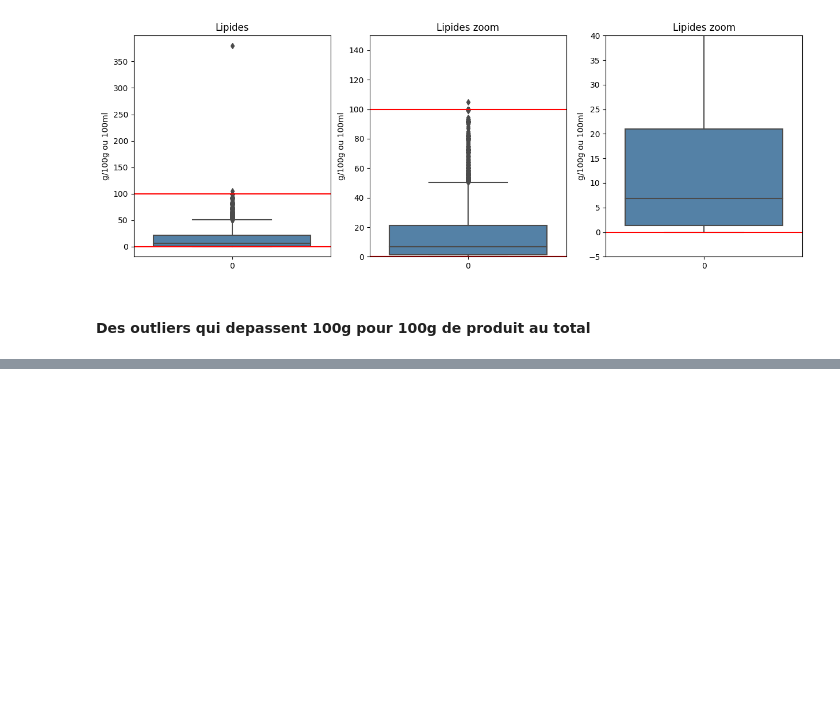
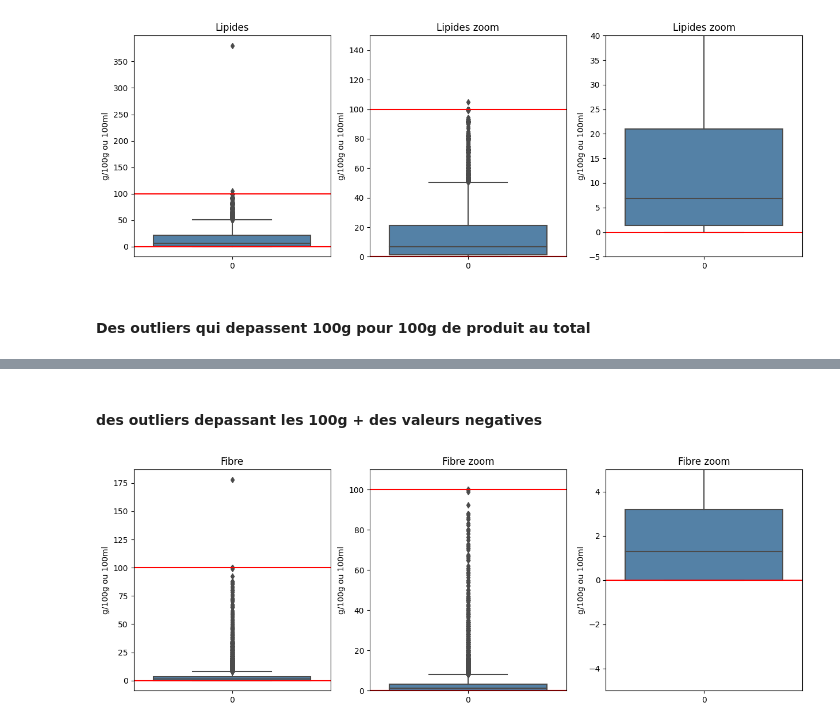
Before and after one commit to TheoChastrePradat/OC_DataScientist_P3, a Jupyter notebook: Projet_3/Script/OpenFoodFacts.ipynb, the cells around one changed output, grey strips where cells are left out. Cells and saved outputs as stored; diff of their text form; code cells hidden in the pictures; blank space fills up the shorter version.

```diff
--- a/Projet_3/Script/OpenFoodFacts.ipynb
+++ b/Projet_3/Script/OpenFoodFacts.ipynb
@@ -1010,0 +1031,7 @@ box_plot(data_retained, 'fat_100g', 'Lipides', 0, 150, -5, 40, 'g', 0, 100)
+# %% [markdown]
+#### des outliers depassant les 100g + des valeurs negatives
+# %%
+# fiber_100g (Fibres)
+box_plot(data_retained, 'fiber_100g', 'Fibre', 0, 110, -5, 5, 'g', 0, 100)
+# %% [output]
+[figure, added]
```
Also changed, not shown: parts of 49 cells of this notebook.
